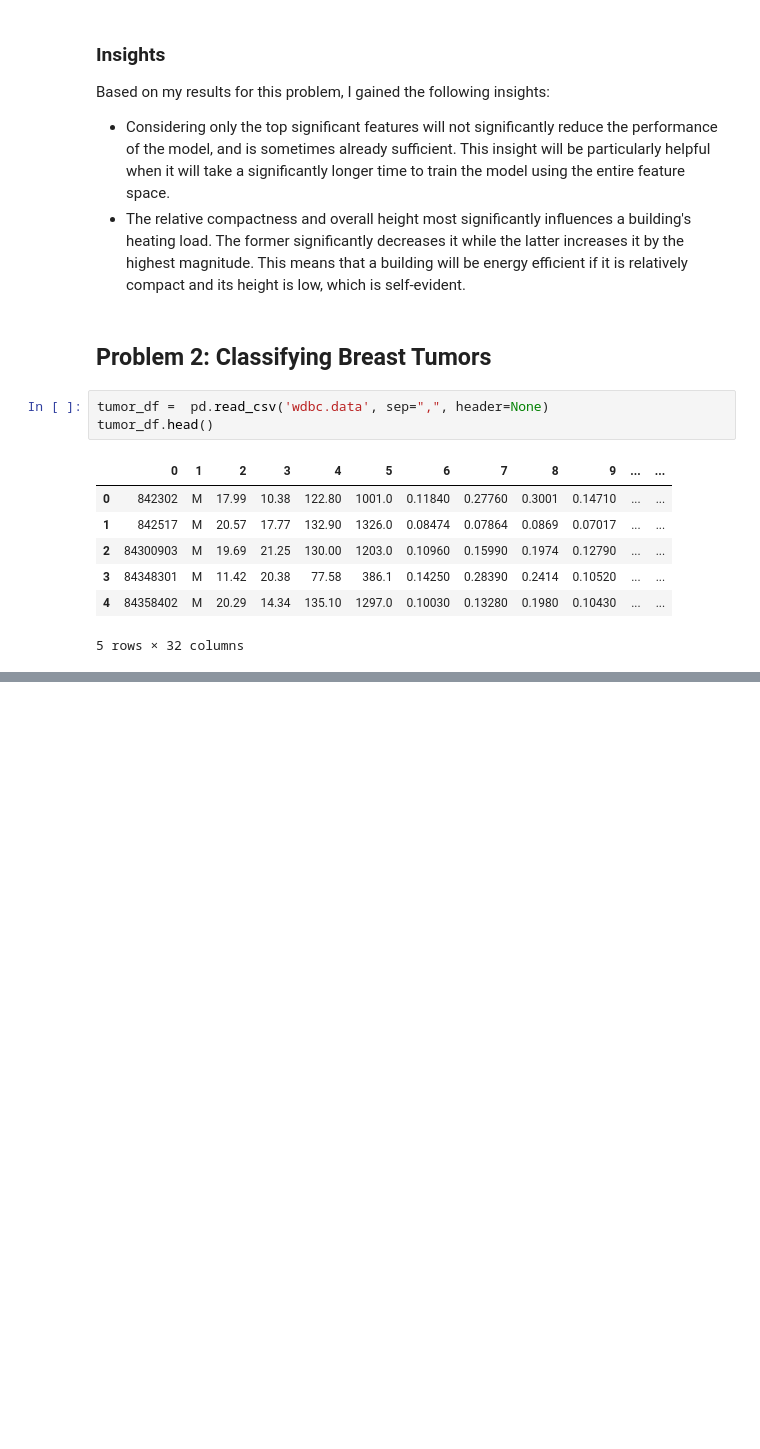
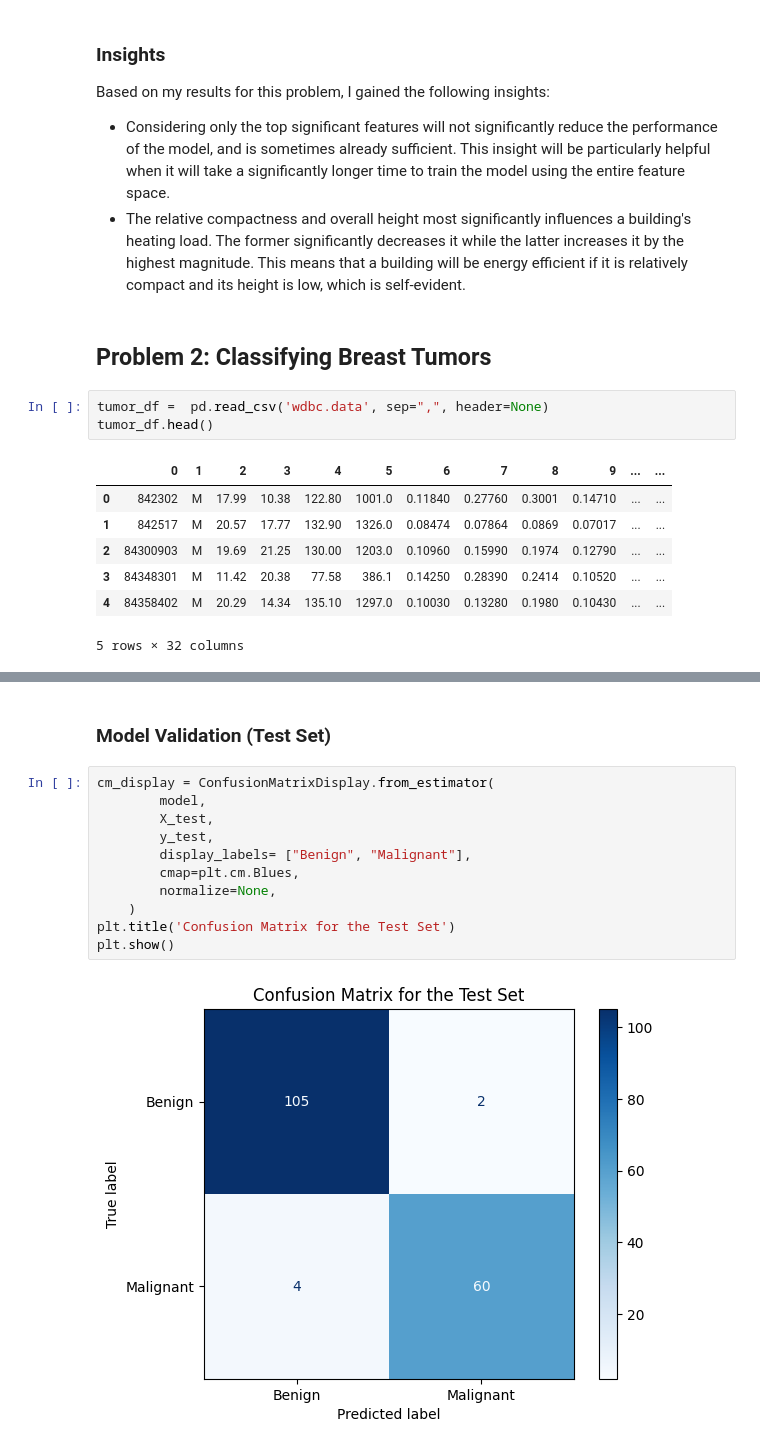
Before and after one commit to cayasryan/CAYAS-AI-221, a Jupyter notebook: MEX 1/Cayas_MEX1.ipynb, the cells around one changed output, grey strips where cells are left out. Drawn from its saved outputs; the diff is of its cells as text; blank space fills up the shorter version.

```diff
--- a/MEX 1/Cayas_MEX1.ipynb
+++ b/MEX 1/Cayas_MEX1.ipynb
@@ -266,0 +380,15 @@ tumor_df.head()
+# %% [markdown]
+### Model Validation (Test Set)
+# %%
+cm_display = ConfusionMatrixDisplay.from_estimator(
+        model,
+        X_test,
+        y_test,
+        display_labels= ["Benign", "Malignant"],
+        cmap=plt.cm.Blues,
+        normalize=None,
+    )
+plt.title('Confusion Matrix for the Test Set')
+plt.show()
+# %% [output]
+[figure, added]
```
Also changed, not shown: parts of 18 cells of this notebook, 1 other file.
